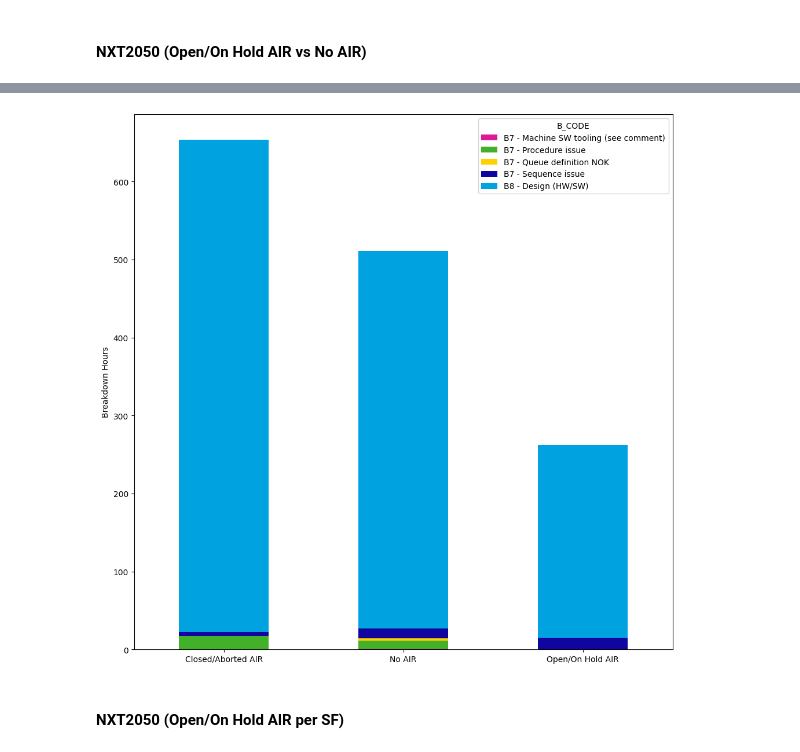
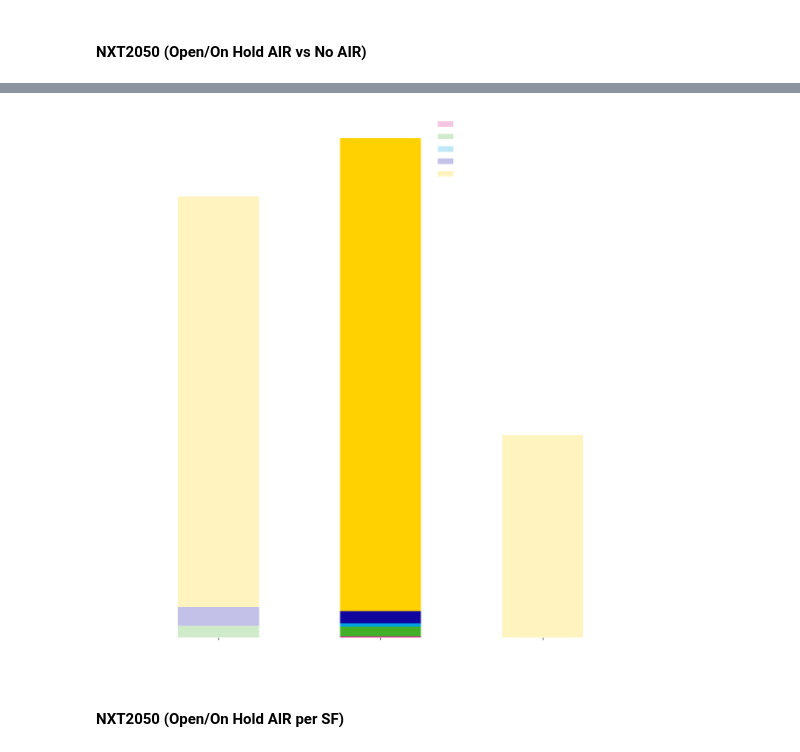
Before and after one commit to thomasinclair/NXT4-CoT-Project, a Jupyter notebook: cabin.ipynb, the cells around one changed output, grey strips where cells are left out. Saved outputs shown, nothing was run; the diff lists cells and outputs as text; code cells hidden in the pictures.

```diff
--- a/cabin.ipynb
+++ b/cabin.ipynb
@@ -32,5 +32,16 @@ import numpy as np
 # %%
 cabin_data = pd.read_csv("./NXT Wet Platform DN&AIR - Tiered Ownership.csv")
+air_data = pd.read_csv('./AIR_Data wk2608.csv')
+
+cabin_data = pd.merge(
+    left=cabin_data,
+    right=air_data[['AIR_ISSUE_NUMBER', 'AIR_ISSUE_STATUS']],
+    left_on='Air_Issue_number',
+    right_on='AIR_ISSUE_NUMBER',
+    how='left')
+
+cabin_data = cabin_data.drop_duplicates(subset=['NOTIFICATION_NUMBER']) # to prevent adding the same breakdown duration more than once
+
 SF_dict = {
     'SF-01': ['FC-024', 'FC-025', 'FC-026', 'FC-027', 'FC-040', 'FC-056'],
     'SF-02': ['FC-021', 'FC-022', 'FC-023', 'FC-041'],
@@ -93,15 +104,16 @@ cabin_data['SF'] = cabin_data['Functional_Cluster_Final_Owner'].map({fc: sf for
 cabin_data['Sector'] = cabin_data['B_CODE'].map({code: sector for sector, code_list in sector_breakdowns_dict.items() for code in code_list}) # assing bcode to the correct sector
 cabin_data = cabin_data.dropna(subset=['SF', 'Sector']) # drop the rows where the FC could not be assigned to a SF and Sector is not assigned
 cabin_data['AIR_bucket'] = np.where(
-    cabin_data['Air_Issue_Status'].isin(['Open', 'On Hold']),
+    cabin_data['AIR_ISSUE_STATUS'].isin(['Open', 'On Hold']),
     'Open/On Hold AIR',
     np.where(
-        cabin_data['Air_Issue_Status'].isin(['Closed', 'Aborted']),
+        cabin_data['AIR_ISSUE_STATUS'].isin(['Closed', 'Aborted']),
         'Closed/Aborted AIR',
         'No AIR'
         )
     )
 
 print(cabin_data['MACHINE_TYPE'].unique())
+print(cabin_data['Air_Issue_number'].unique().tolist()) #print list to use in SSA to get latest Status updates
 # %% [output]
 ['NXT1980FI' 'NXT1980F' 'NXT:2050']
@@ -274,7 +334,11 @@ Text(0, 0.5, 'Breakdown Hours')
 # %% [markdown]
 #### NXT2050 (Open/On Hold AIR vs No AIR)
 # %%
-cabin_data.loc[
+import matplotlib.pyplot as plt
+import seaborn as sns
+
+# Prepare data
+df = cabin_data.loc[
     (cabin_data['MACHINE_TYPE'].isin(['NXT:2050'])) &
     (cabin_data['Sector'] == 'DE Breakdown')
 ].pivot_table(
@@ -282,12 +346,60 @@ cabin_data.loc[
     columns='B_CODE',
     values='BREAKDOWN_DURATION_HRS',
     aggfunc='sum'
-).plot.bar(
+)
+
+# Create transparent figure + axes
+fig, ax = plt.subplots(figsize=(12, 12), facecolor="none")
+ax.set_facecolor("none")
+
+# Plot stacked bars
+df.plot(
+    kind="bar",
     stacked=True,
-    figsize=(12,12),
-    color=['#DF1995','#43B02A','#FFD100','#10069F','#00A3E0'],
-    rot=0,
-    ylabel = 'Breakdown Hours',
-    xlabel = ''
+    ax=ax,
+    color=['#DF1995','#43B02A','#00A3E0','#10069F','#FFD100'],
+    edgecolor="none"
 )
+
+# --- OPACITY BY AIR_bucket (index) ---
+highlight_bucket = "No AIR"   # <-- exact value from df.index
+# For each stacked series (container), set alpha for each row (patch) by index match
+for container in ax.containers:
+    # patches are ordered the same as df.index
+    for i, bar in enumerate(container.patches):
+        bucket = df.index[i]
+        bar.set_alpha(1.0 if bucket == highlight_bucket else 0.25)
+# -------------------------------------
+
+# Make x-axis labels horizontal + bigger
+ax.set_xticklabels(
+    ax.get_xticklabels(),
+    rotation=0,
+    ha='center',
+    fontsize=34,
+    color="white"
+)
+
+# Labels with bigger fonts
+ax.set_ylabel("Breakdown Hours", color="white", fontsize=16)
+ax.set_xlabel("", fontsize=16)
+
+# Tick parameter font sizes
+ax.tick_params(axis='y', colors="white", labelsize=16)
+
+# Make legend transparent + bigger font
+leg = ax.legend(fontsize=12)
+leg.get_frame().set_facecolor("none")
+leg.get_frame().set_edgecolor("none")
+leg.get_frame().set_linewidth(0)
+
+for txt in leg.get_texts():
+    txt.set_color("white")
+
+# Remove spines
+for spine in ax.spines.values():
+    spine.set_color("none")
+
+plt.tight_layout()
+plt.show()
 # %% [output]
@@ -295,4 +406,4 @@ cabin_data.loc[
-[figure, old version]
+[figure, new version]
 # %% [markdown]
 #### NXT2050 (Open/On Hold AIR per SF)
 # %%
```
Also changed, not shown: parts of 17 cells of this notebook, 2 other files.
